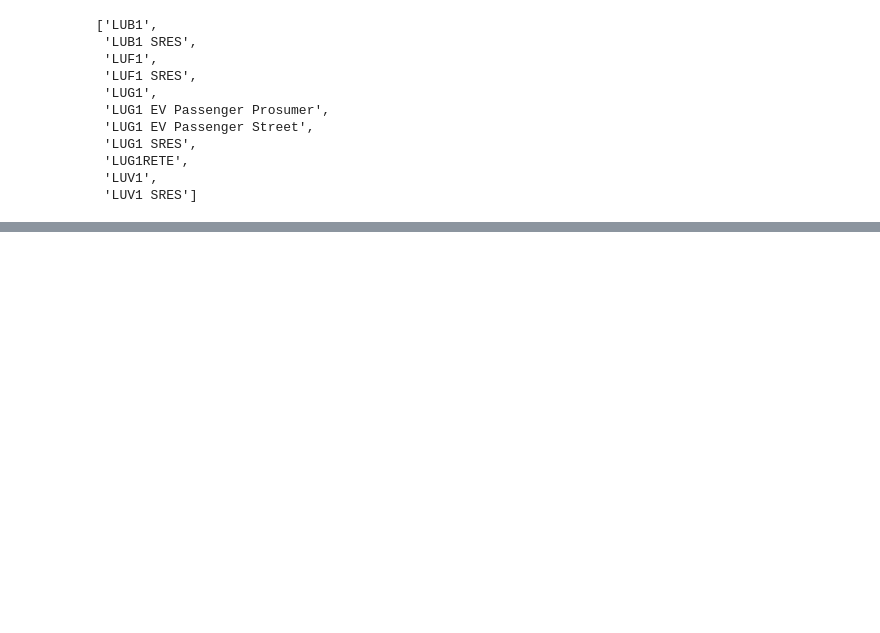
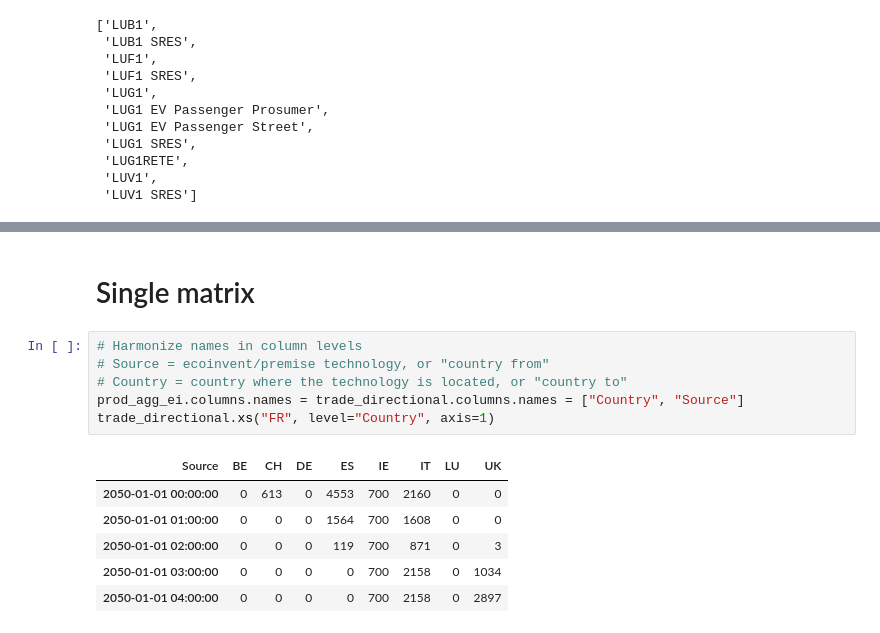
Before and after one commit to LIST-LUXEMBOURG/shrecc, a Jupyter notebook: notebooks/parsing_tyndp.ipynb, the cells around one changed output, grey strips where cells are left out. Drawn from its saved outputs; the diff is of its cells as text; blank space fills up the shorter version.

```diff
--- a/notebooks/parsing_tyndp.ipynb
+++ b/notebooks/parsing_tyndp.ipynb
@@ -410,0 +565,15 @@ sample.T
+# %% [markdown]
+# Single matrix
+# %%
+# Harmonize names in column levels
+# Source = ecoinvent/premise technology, or "country from"
+# Country = country where the technology is located, or "country to"
+prod_agg_ei.columns.names = trade_directional.columns.names = ["Country", "Source"]
+trade_directional.xs("FR", level="Country", axis=1)
+# %% [output]
+| Source | BE | CH | DE | ES | IE | IT | LU | UK |
+| 2050-01-01 00:00:00 | 0 | 613 | 0 | 4553 | 700 | 2160 | 0 | 0 |
+| 2050-01-01 01:00:00 | 0 | 0 | 0 | 1564 | 700 | 1608 | 0 | 0 |
+| 2050-01-01 02:00:00 | 0 | 0 | 0 | 119 | 700 | 871 | 0 | 3 |
+| 2050-01-01 03:00:00 | 0 | 0 | 0 | 0 | 700 | 2158 | 0 | 1034 |
+| 2050-01-01 04:00:00 | 0 | 0 | 0 | 0 | 700 | 2158 | 0 | 2897 |
```
Also changed, not shown: parts of 72 cells of this notebook, 2 other files.
